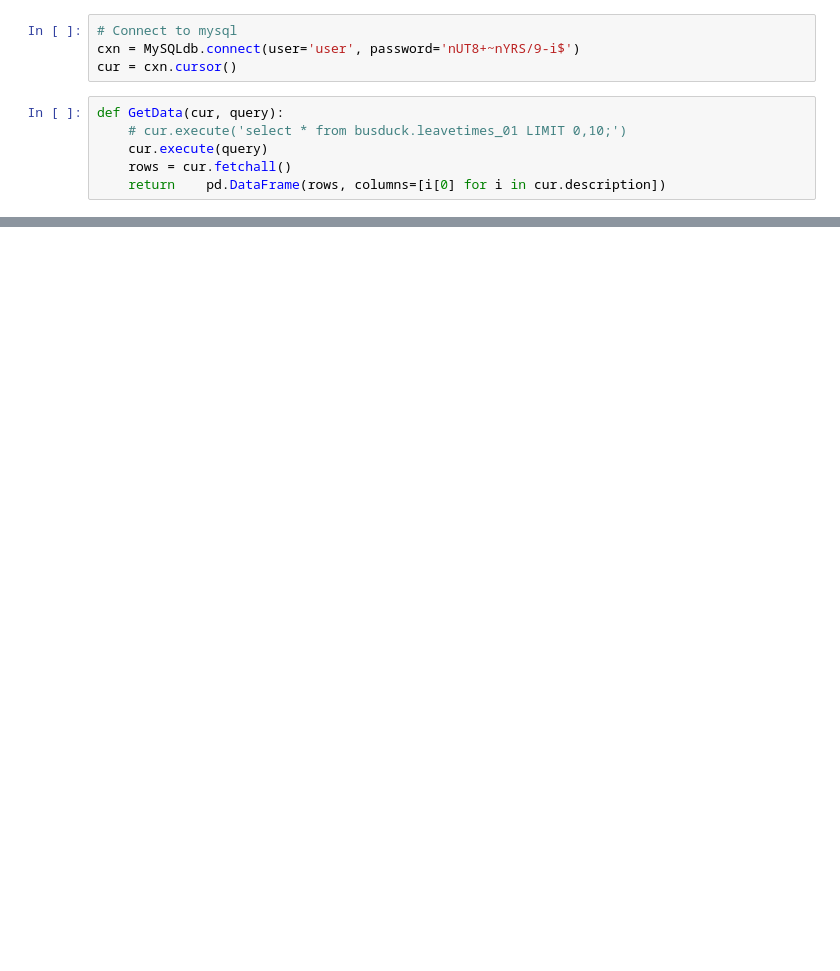
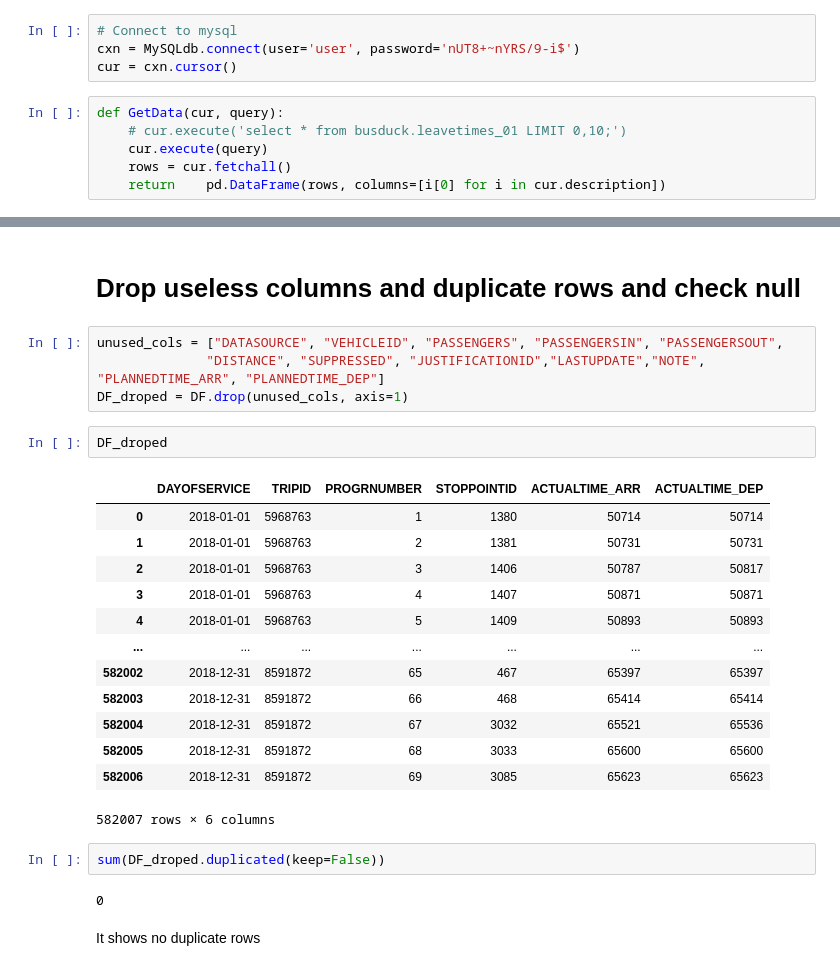
Before and after one commit to JasonZhang-ML/Dublin_bus, a Jupyter notebook: src/Data Analysis/Data preprocessing.ipynb, the cells around one changed output, grey strips where cells are left out. Drawn from its saved outputs; the diff is of its cells as text; blank space fills up the shorter version.

```diff
--- a/src/Data Analysis/Data preprocessing.ipynb
+++ b/src/Data Analysis/Data preprocessing.ipynb
@@ -23,0 +107,28 @@ DF
+# %% [markdown]
+# Drop useless columns and duplicate rows and check null
+# %%
+unused_cols = ["DATASOURCE", "VEHICLEID", "PASSENGERS", "PASSENGERSIN", "PASSENGERSOUT",
+              "DISTANCE", "SUPPRESSED", "JUSTIFICATIONID","LASTUPDATE","NOTE", "PLANNEDTIME_ARR", "PLANNEDTIME_DEP"]
+DF_droped = DF.drop(unused_cols, axis=1)
+# %%
+DF_droped
+# %% [output]
+|  | DAYOFSERVICE | TRIPID | PROGRNUMBER | STOPPOINTID | ACTUALTIME_ARR | ACTUALTIME_DEP |
+| 0 | 2018-01-01 | 5968763 | 1 | 1380 | 50714 | 50714 |
+| 1 | 2018-01-01 | 5968763 | 2 | 1381 | 50731 | 50731 |
+| 2 | 2018-01-01 | 5968763 | 3 | 1406 | 50787 | 50817 |
+| 3 | 2018-01-01 | 5968763 | 4 | 1407 | 50871 | 50871 |
+| 4 | 2018-01-01 | 5968763 | 5 | 1409 | 50893 | 50893 |
+| ... | ... | ... | ... | ... | ... | ... |
+| 582002 | 2018-12-31 | 8591872 | 65 | 467 | 65397 | 65397 |
+| 582003 | 2018-12-31 | 8591872 | 66 | 468 | 65414 | 65414 |
+| 582004 | 2018-12-31 | 8591872 | 67 | 3032 | 65521 | 65536 |
+| 582005 | 2018-12-31 | 8591872 | 68 | 3033 | 65600 | 65600 |
+| 582006 | 2018-12-31 | 8591872 | 69 | 3085 | 65623 | 65623 |
+582007 rows × 6 columns
+# %%
+sum(DF_droped.duplicated(keep=False))
+# %% [output]
+0
+# %% [markdown]
+It shows no duplicate rows
```
Also changed, not shown: parts of 44 cells of this notebook.
